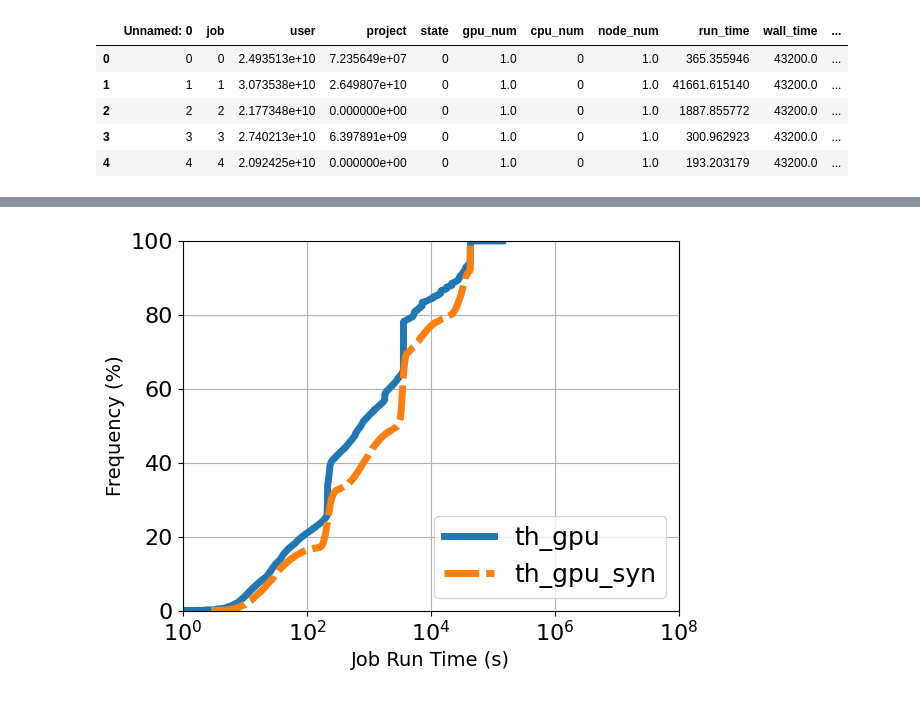
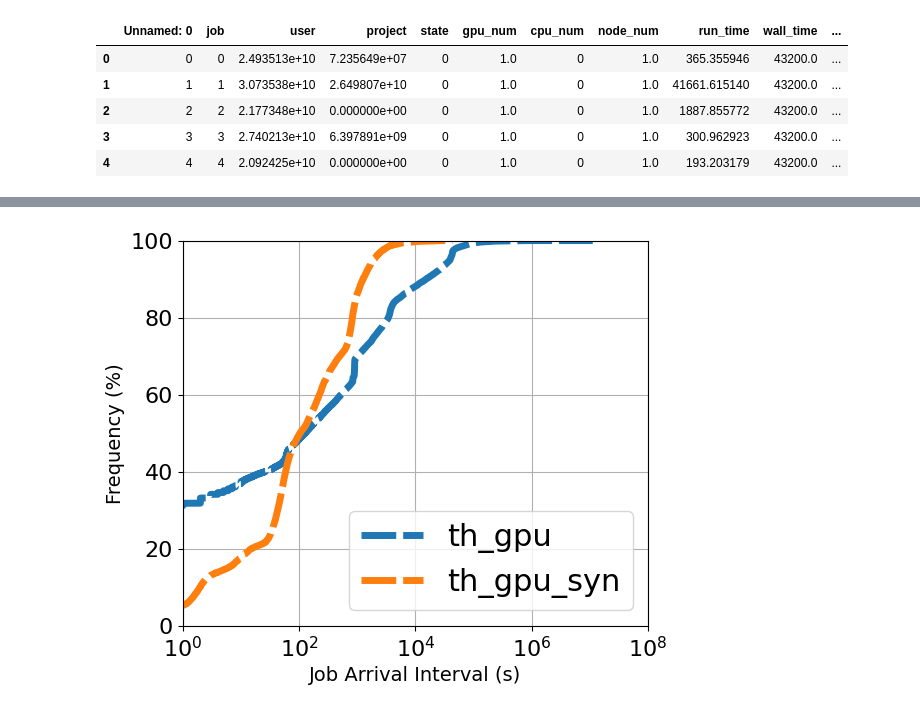
Before and after one commit to MonishSoundarRaj/data_check_generator, a Jupyter notebook: comparing_with_syn_plots.ipynb, the cells around one changed output, grey strips where cells are left out. Saved outputs shown, nothing was run; the diff lists cells and outputs as text; code cells hidden in the pictures.

```diff
--- a/comparing_with_syn_plots.ipynb
+++ b/comparing_with_syn_plots.ipynb
@@ -185,9 +319,11 @@ plt.xscale("log")
 # %%
 plt.style.use("default")
-plot_cdf(th_gpu_df["run_time"], 1000000, "Job Run Time (s)", linestyle="-")
-plot_cdf(th_syn_df["run_time"], 1000000, "Job Run Time (s)", linestyle=(0, (5, 1)))
-plt.rc('legend',fontsize=18)
+plt.figure(figsize=[6.,5])
+plot_cdf(get_interval(th_gpu_df["submit_time"]), 100099,"Job Arrival Interval (s)", linestyle=(0, (5, 1)))
+plot_cdf(th_gpu_syn_df["interval"], 100099,"Job Arrival Interval (s)", linestyle=(0, (5, 1)))
+
+plt.rc('legend',fontsize=22)
 plt.legend(["th_gpu", "th_gpu_syn"])
 plt.xscale("log")
 # %% [output]
-[figure, old version]
+[figure, new version]
```
Also changed, not shown: parts of 25 cells of this notebook.
